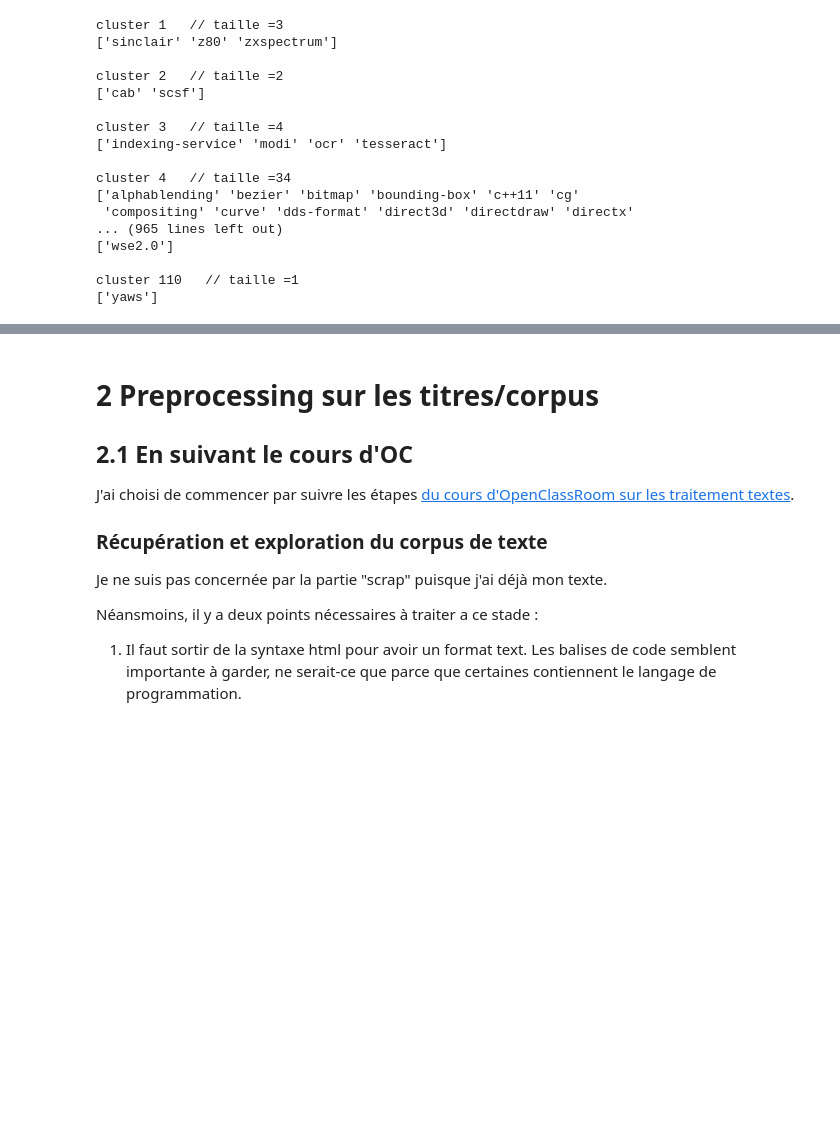
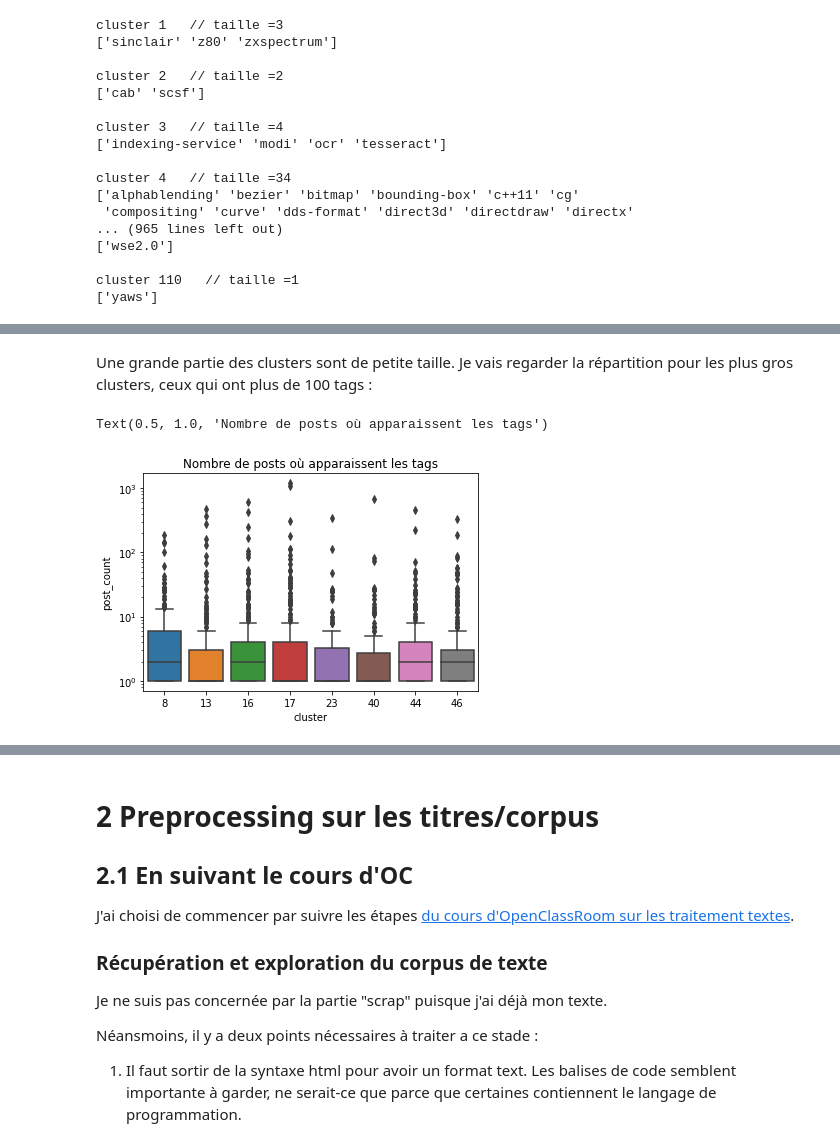
Before and after one commit to ClaireGayral/formation_openclassroom, a Jupyter notebook: P5_gayral_claire/P5_01_notebookexploration.ipynb, the cells around one changed output, grey strips where cells are left out. Drawn from its saved outputs; the diff is of its cells as text; code cells hidden in the pictures; blank space fills up the shorter version.

```diff
--- a/P5_gayral_claire/P5_01_notebookexploration.ipynb
+++ b/P5_gayral_claire/P5_01_notebookexploration.ipynb
@@ -591,0 +538,2 @@ sns.boxplot(data=count_posts)
+# %% [markdown]
+Une grande partie des clusters sont de petite taille. Je vais regarder la répartition pour les plus gros clusters, ceux qui ont plus de 100 tags :
@@ -591,0 +552,7 @@ sns.boxplot(data=count_posts)
+# %%
+sns.boxplot(x="cluster", y="post_count", data=data_bopxplot)
+plt.yscale("log")
+plt.title("Nombre de posts où apparaissent les tags")
+# %% [output]
+Text(0.5, 1.0, 'Nombre de posts où apparaissent les tags')
+[figure, added]
```
Also changed, not shown: parts of 100 cells of this notebook.
